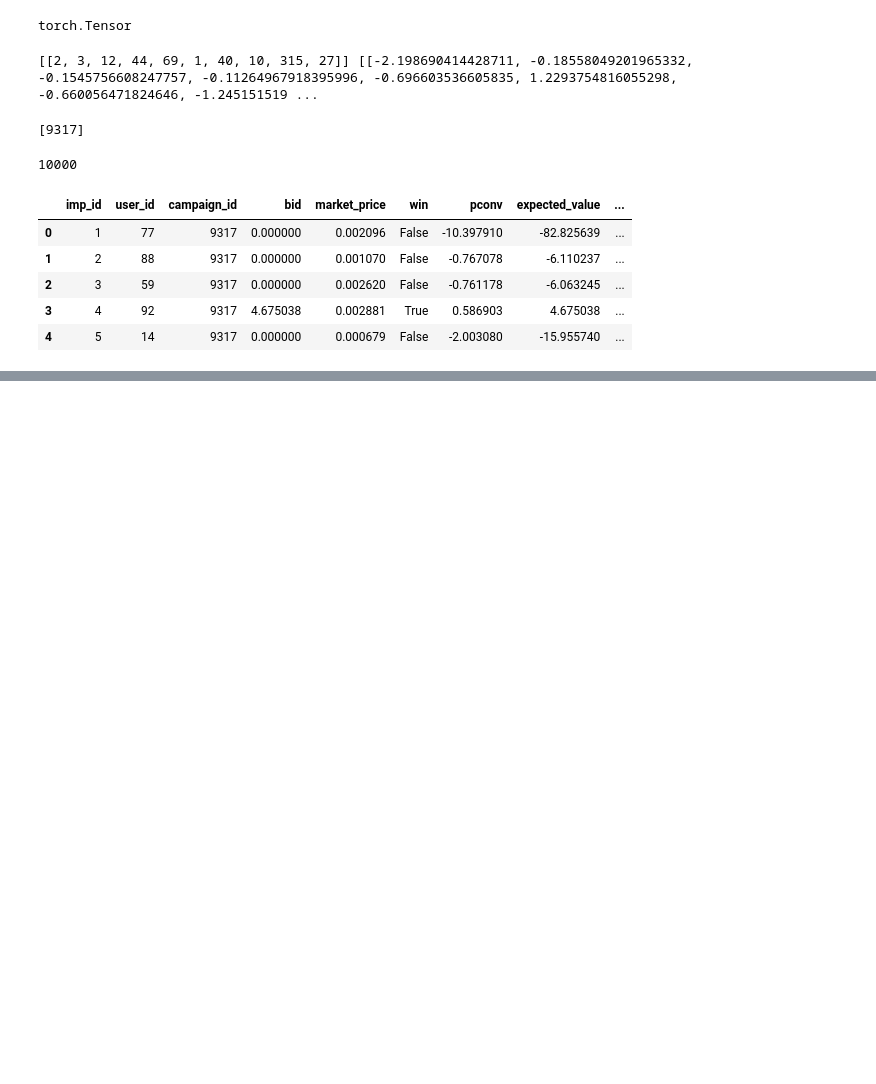
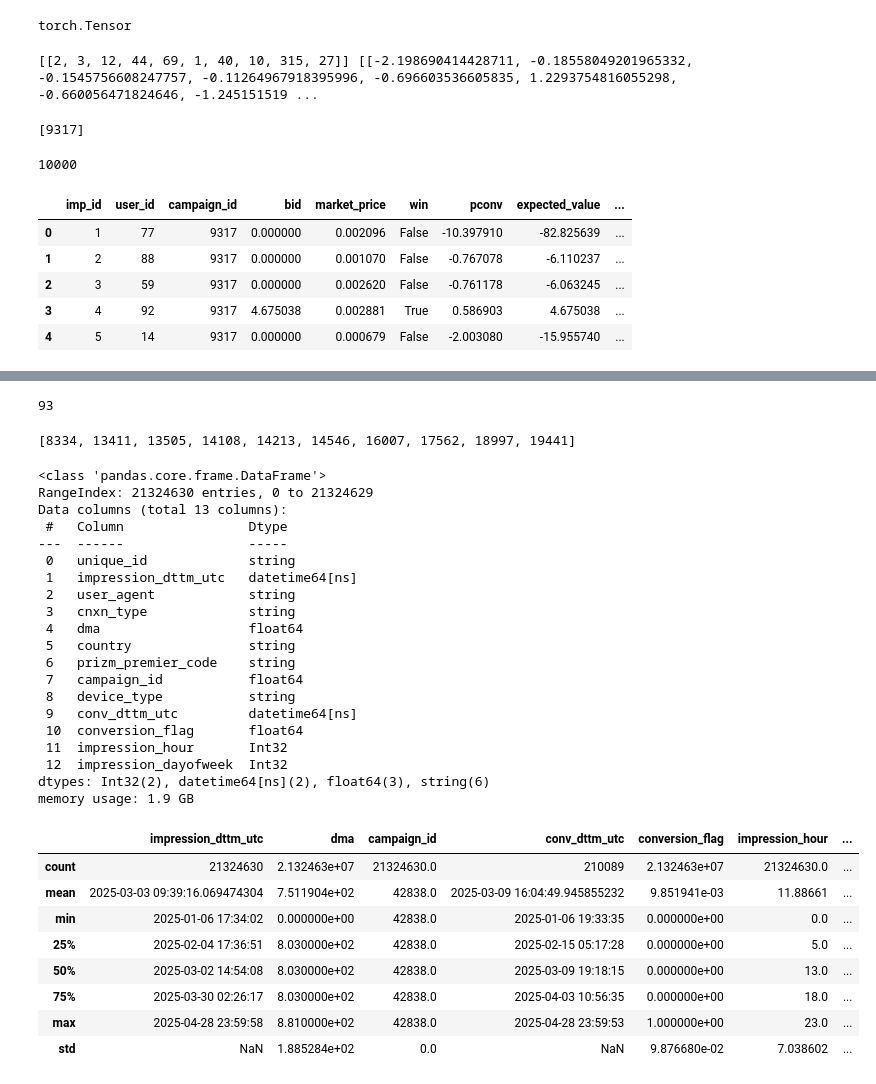
Before and after one commit to paramkpr/AuctioNN, a Jupyter notebook: notebooks/dev.ipynb, the cells around one changed output, grey strips where cells are left out. Cells and saved outputs as stored; diff of their text form; code cells hidden in the pictures; blank space fills up the shorter version.

Commit message:
initial entire data cleaning done (pip freeze required don't build)

```diff
--- a/notebooks/dev.ipynb
+++ b/notebooks/dev.ipynb
@@ -78,0 +140,4 @@ display(df_conversions.info())
+# %%
+len(campaign_ids)
+# %% [output]
+93
@@ -78,0 +153,44 @@ display(df_conversions.info())
+# %%
+conv_ids.sort()
+
+len(conv_ids)
+print(conv_ids[:10])
+# %% [output]
+[8334, 13411, 13505, 14108, 14213, 14546, 16007, 17562, 18997, 19441]
+# %%
+import pandas as pd
+
+df = pd.read_parquet("data/merged/train/campaign_id=42838/")
+df.head()
+df.info()
+df.describe()
+# %% [output]
+<class 'pandas.core.frame.DataFrame'>
+RangeIndex: 21324630 entries, 0 to 21324629
+Data columns (total 13 columns):
+ #   Column                Dtype
+---  ------                -----
+ 0   unique_id             string
+ 1   impression_dttm_utc   datetime64[ns]
+ 2   user_agent            string
+ 3   cnxn_type             string
+ 4   dma                   float64
+ 5   country               string
+ 6   prizm_premier_code    string
+ 7   campaign_id           float64
+ 8   device_type           string
+ 9   conv_dttm_utc         datetime64[ns]
+ 10  conversion_flag       float64
+ 11  impression_hour       Int32
+ 12  impression_dayofweek  Int32
+dtypes: Int32(2), datetime64[ns](2), float64(3), string(6)
+memory usage: 1.9 GB
+|  | impression_dttm_utc | dma | campaign_id | conv_dttm_utc | conversion_flag | impression_hour | ... |
+| count | 21324630 | 2.132463e+07 | 21324630.0 | 210089 | 2.132463e+07 | 21324630.0 | ... |
+| mean | 2025-03-03 09:39:16.069474304 | 7.511904e+02 | 42838.0 | 2025-03-09 16:04:49.945855232 | 9.851941e-03 | 11.88661 | ... |
+| min | 2025-01-06 17:34:02 | 0.000000e+00 | 42838.0 | 2025-01-06 19:33:35 | 0.000000e+00 | 0.0 | ... |
+| 25% | 2025-02-04 17:36:51 | 8.030000e+02 | 42838.0 | 2025-02-15 05:17:28 | 0.000000e+00 | 5.0 | ... |
+| 50% | 2025-03-02 14:54:08 | 8.030000e+02 | 42838.0 | 2025-03-09 19:18:15 | 0.000000e+00 | 13.0 | ... |
+| 75% | 2025-03-30 02:26:17 | 8.030000e+02 | 42838.0 | 2025-04-03 10:56:35 | 0.000000e+00 | 18.0 | ... |
+| max | 2025-04-28 23:59:58 | 8.810000e+02 | 42838.0 | 2025-04-28 23:59:53 | 1.000000e+00 | 23.0 | ... |
+| std | NaN | 1.885284e+02 | 0.0 | NaN | 9.876680e-02 | 7.038602 | ... |
```
Also changed, not shown: parts of 5 cells of this notebook, 3 other files.
